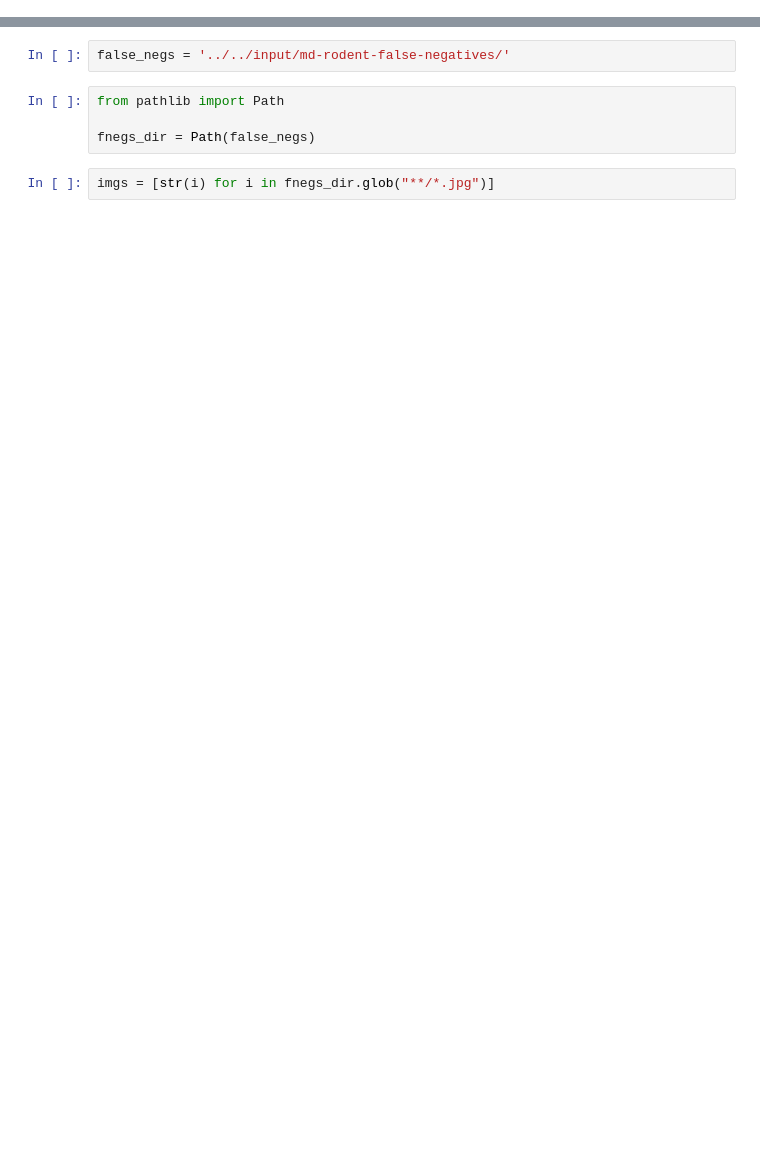
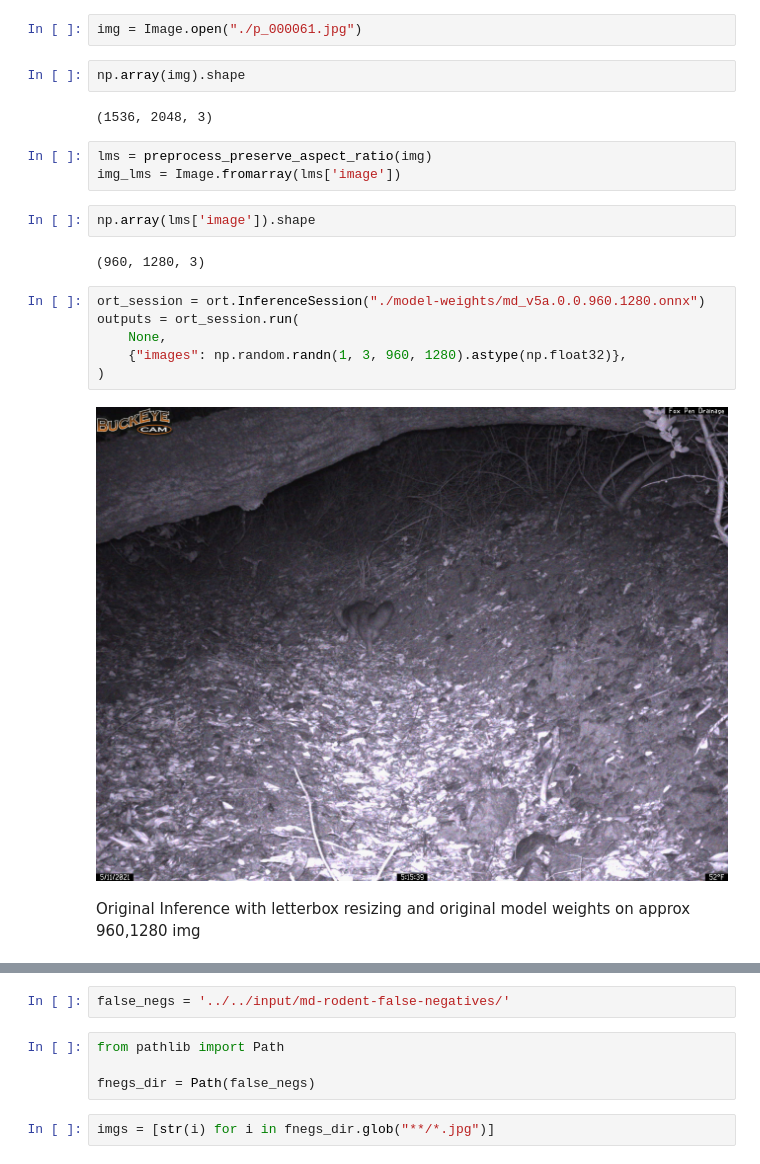
Before and after one commit to tnc-ca-geo/animl-ml, a Jupyter notebook: api/megadetectorv5/local_ts_inf_compare.ipynb, the cells around one changed output, grey strips where cells are left out. Drawn from its saved outputs; the diff is of its cells as text; blank space fills up the shorter version.

Commit message:
inference comparison notebook, yolov5 export edit, readme update

```diff
--- a/api/megadetectorv5/local_ts_inf_compare.ipynb
+++ b/api/megadetectorv5/local_ts_inf_compare.ipynb
@@ -1 +52,24 @@
+# %%
+img = Image.open("./p_000061.jpg")
+# %%
+np.array(img).shape
+# %% [output]
+(1536, 2048, 3)
+# %%
+lms = preprocess_preserve_aspect_ratio(img)
+img_lms = Image.fromarray(lms['image'])
+# %%
+np.array(lms['image']).shape
+# %% [output]
+(960, 1280, 3)
+# %%
+ort_session = ort.InferenceSession("./model-weights/md_v5a.0.0.960.1280.onnx")
+outputs = ort_session.run(
+    None,
+    {"images": np.random.randn(1, 3, 960, 1280).astype(np.float32)},
+)
+# %% [output]
+[figure, added]
+# %% [markdown]
+Original Inference with letterbox resizing and original model weights on approx 960,1280 img
 # %%
```
Also changed, not shown: parts of 13 cells of this notebook, 2 other files.
